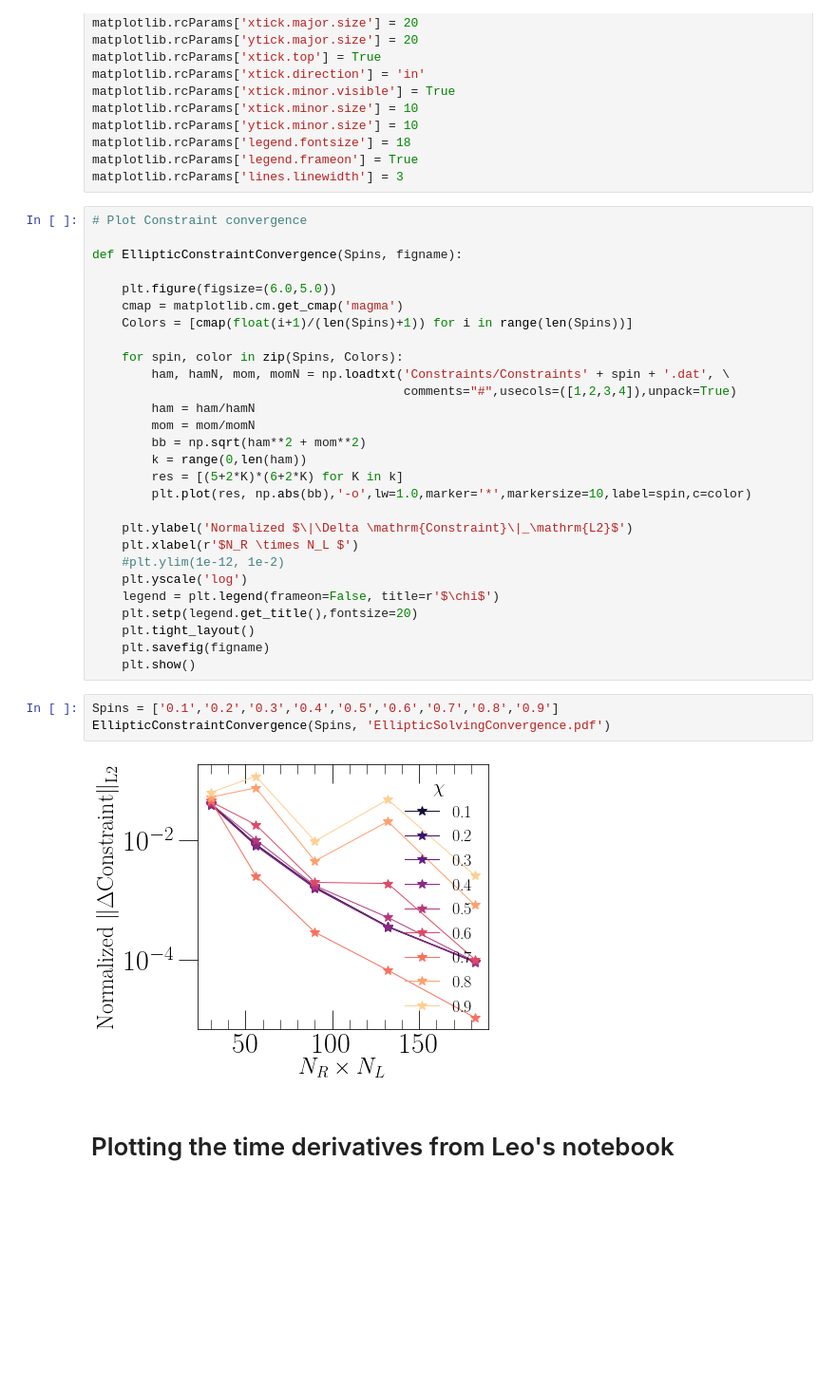
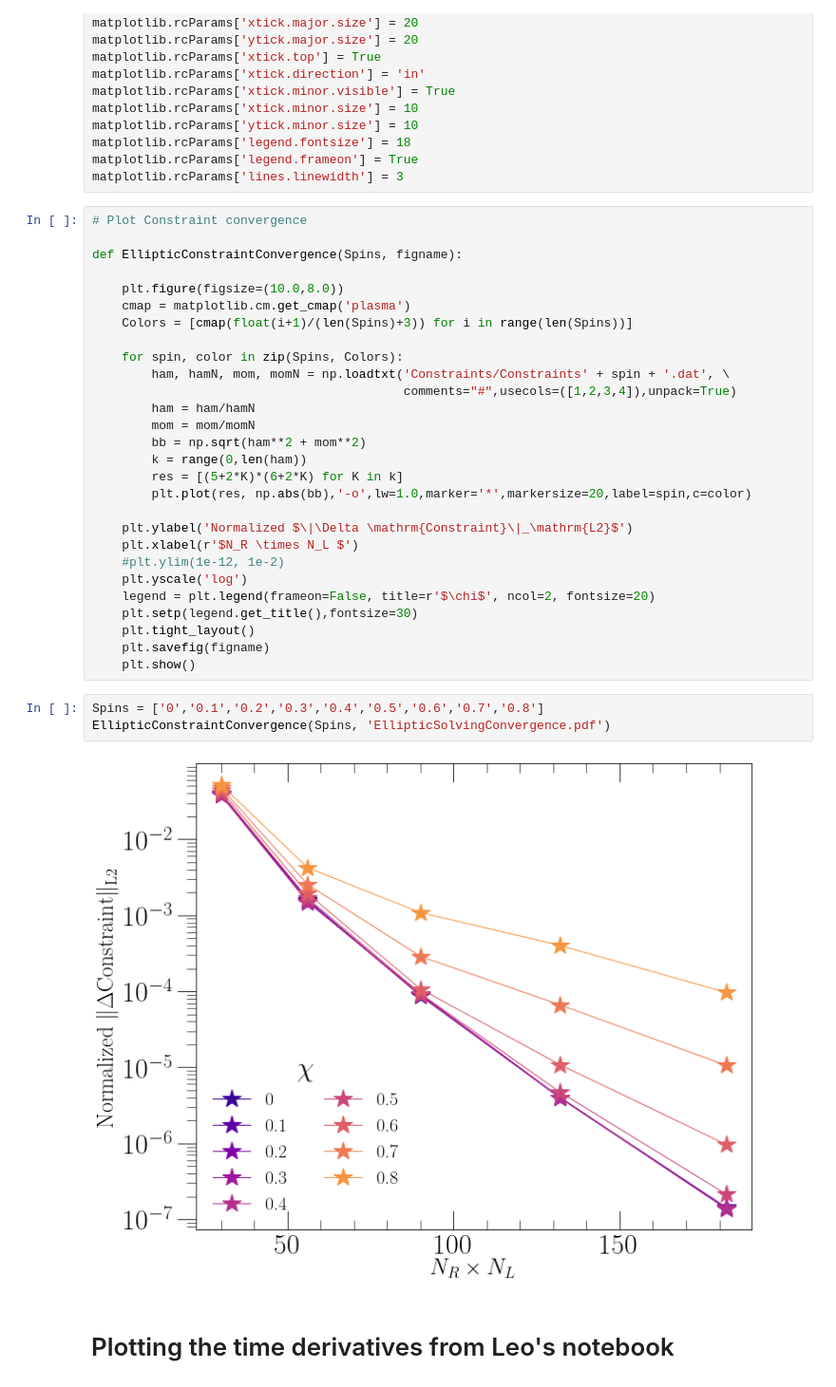
Before and after one commit to mariaokounkova/EDGB, a Jupyter notebook: InitialDataGeneration/InitialDataPlots.ipynb, the cells around one changed output. Shown at 95% size. Cells and saved outputs as stored; diff of their text form; blank space fills up the shorter version.

Commit message:
InitialData: more spins, plot all constraints
Plot all of the constraints for the new spins,
going from 0.0 to 0.9 in intervals of 0.1

```diff
--- a/InitialDataGeneration/InitialDataPlots.ipynb
+++ b/InitialDataGeneration/InitialDataPlots.ipynb
@@ -41,9 +41,9 @@ matplotlib.rcParams['lines.linewidth'] = 3
 
 def EllipticConstraintConvergence(Spins, figname):
 
-    plt.figure(figsize=(6.0,5.0))
-    cmap = matplotlib.cm.get_cmap('magma')
-    Colors = [cmap(float(i+1)/(len(Spins)+1)) for i in range(len(Spins))]
+    plt.figure(figsize=(10.0,8.0))
+    cmap = matplotlib.cm.get_cmap('plasma')
+    Colors = [cmap(float(i+1)/(len(Spins)+3)) for i in range(len(Spins))]
 
     for spin, color in zip(Spins, Colors):
         ham, hamN, mom, momN = np.loadtxt('Constraints/Constraints' + spin + '.dat', \
@@ -53,22 +53,22 @@ def EllipticConstraintConvergence(Spins, figname):
         bb = np.sqrt(ham**2 + mom**2)
         k = range(0,len(ham))
         res = [(5+2*K)*(6+2*K) for K in k]
-        plt.plot(res, np.abs(bb),'-o',lw=1.0,marker='*',markersize=10,label=spin,c=color)
+        plt.plot(res, np.abs(bb),'-o',lw=1.0,marker='*',markersize=20,label=spin,c=color)
 
     plt.ylabel('Normalized $\|\Delta \mathrm{Constraint}\|_\mathrm{L2}$')
     plt.xlabel(r'$N_R \times N_L $')
     #plt.ylim(1e-12, 1e-2)
     plt.yscale('log')
-    legend = plt.legend(frameon=False, title=r'$\chi$')
-    plt.setp(legend.get_title(),fontsize=20)
+    legend = plt.legend(frameon=False, title=r'$\chi$', ncol=2, fontsize=20)
+    plt.setp(legend.get_title(),fontsize=30)
     plt.tight_layout()
     plt.savefig(figname)
     plt.show()
 # %%
-Spins = ['0.1','0.2','0.3','0.4','0.5','0.6','0.7','0.8','0.9']
+Spins = ['0','0.1','0.2','0.3','0.4','0.5','0.6','0.7','0.8']
 EllipticConstraintConvergence(Spins, 'EllipticSolvingConvergence.pdf')
 # %% [output]
-[figure, old version]
+[figure, new version]
 # %% [markdown]
 # Plotting the time derivatives from Leo's notebook
 # %%
```
Also changed, not shown: 1 other file.
